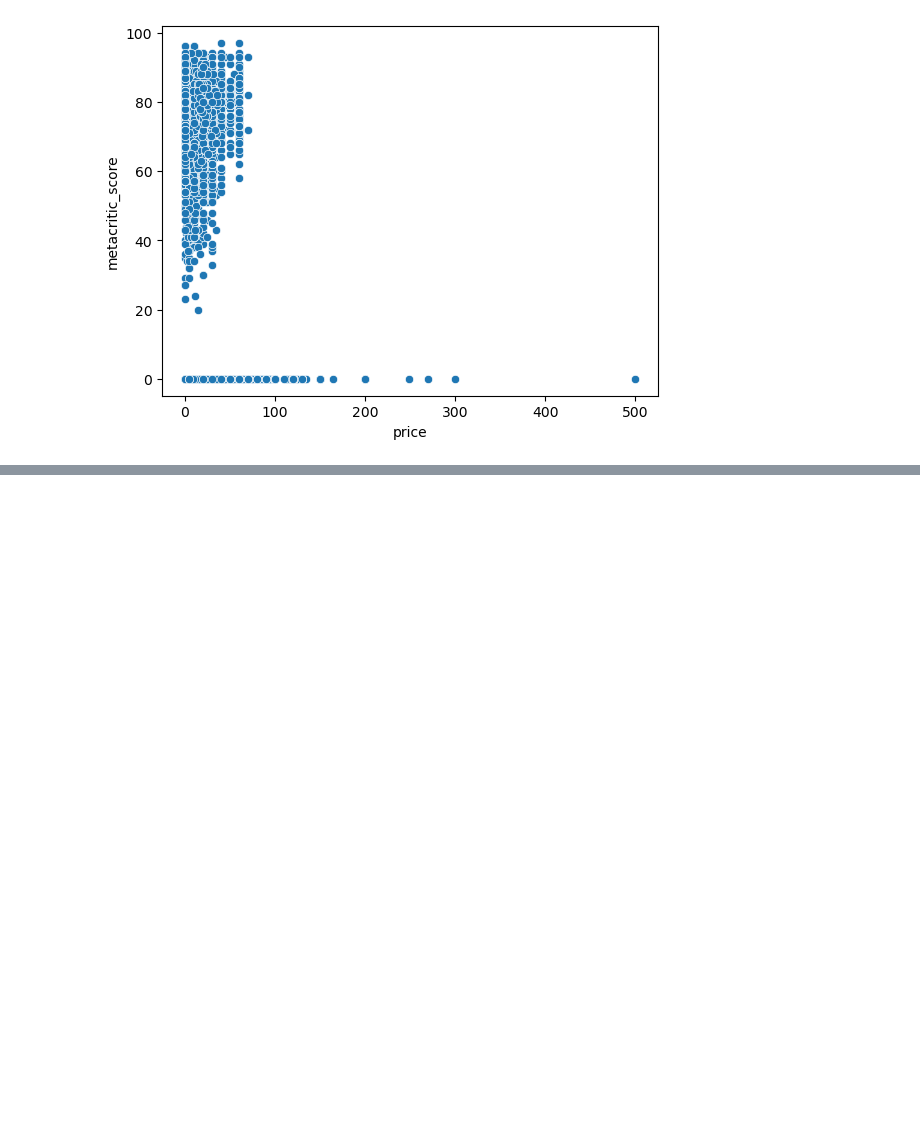
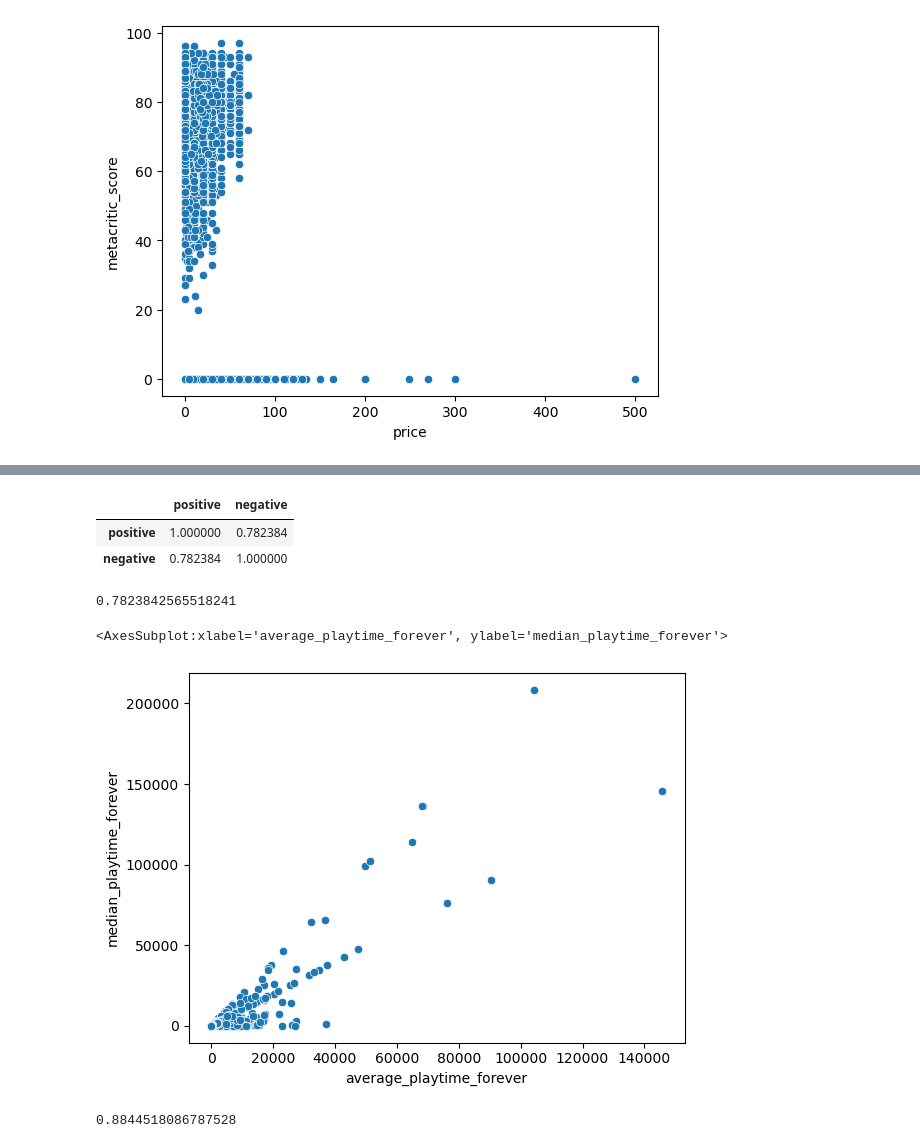
Before and after one commit to applepot437/ai, a Jupyter notebook: sem 1/games/Untitled.ipynb, the cells around one changed output, grey strips where cells are left out. Drawn from its saved outputs; the diff is of its cells as text; code cells hidden in the pictures; blank space fills up the shorter version.

```diff
--- a/sem 1/games/Untitled.ipynb
+++ b/sem 1/games/Untitled.ipynb
@@ -82,0 +139,19 @@ sns.scatterplot(data=dfCleaned, x="price", y="metacritic_score")
+# %%
+subDF.corr(method="pearson")
+# %% [output]
+|  | positive | negative |
+| positive | 1.000000 | 0.782384 |
+| negative | 0.782384 | 1.000000 |
+# %%
+df['positive'].corr(df['negative'])
+# %% [output]
+0.7823842565518241
+# %%
+sns.scatterplot(data=cleanedDF, x="average_playtime_forever", y="median_playtime_forever")
+# %% [output]
+<AxesSubplot:xlabel='average_playtime_forever', ylabel='median_playtime_forever'>
+[figure, added]
+# %%
+df['average_playtime_forever'].corr(df['median_playtime_forever'])
+# %% [output]
+0.8844518086787528
```
Also changed, not shown: parts of 9 cells of this notebook, 3 other files.
